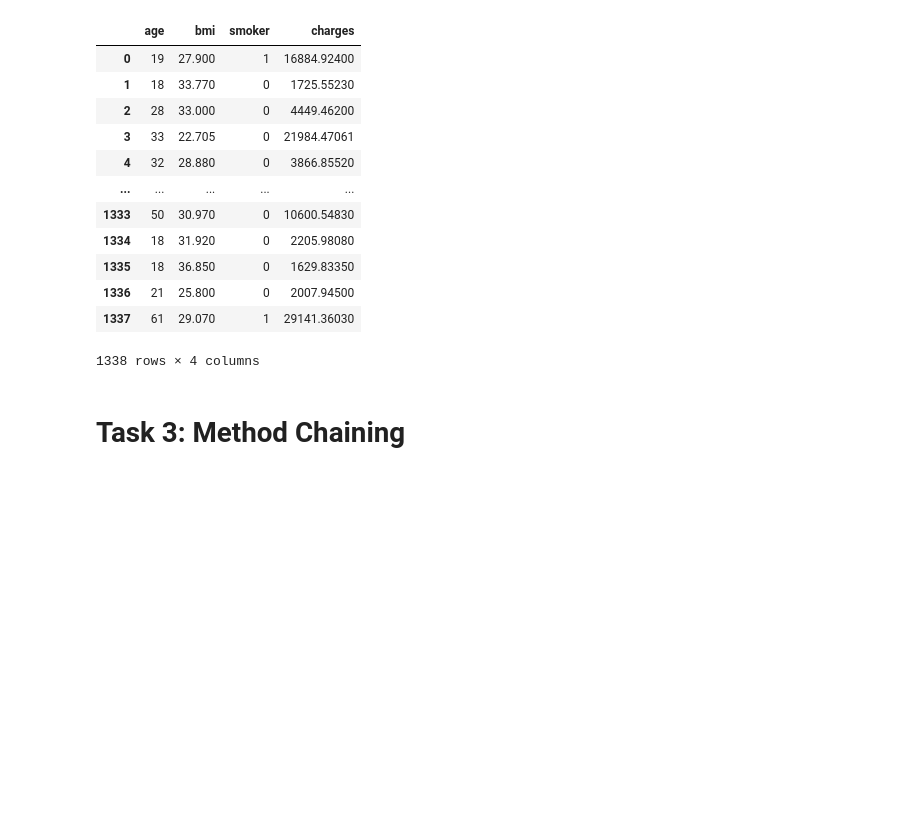
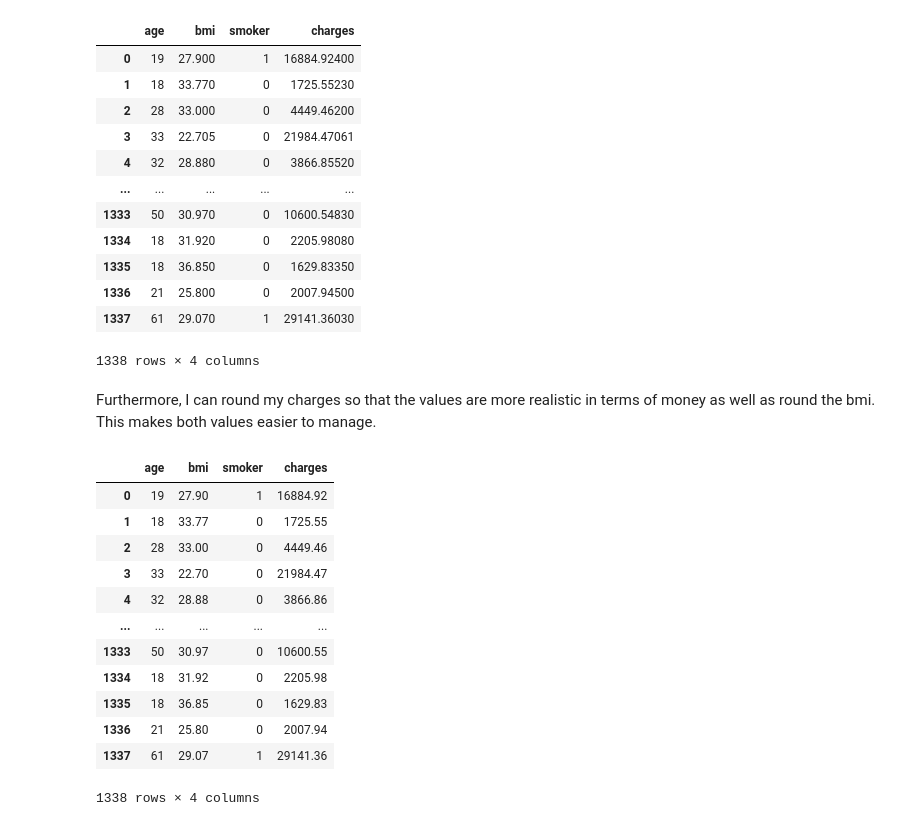
Before and after one commit to ubco-W2022T1-cosc301/project-group44, a Jupyter notebook: notebooks/analysis2.ipynb, the cells around one changed output. Drawn from its saved outputs; the diff is of its cells as text; code cells hidden in the pictures; blank space fills up the shorter version.

Commit message:
Isabella - finished task 3, starting task 4

```diff
--- a/notebooks/analysis2.ipynb
+++ b/notebooks/analysis2.ipynb
@@ -175,5 +175,23 @@ dfClean
 | 1336 | 21 | 25.800 | 0 | 2007.94500 |
 | 1337 | 61 | 29.070 | 1 | 29141.36030 |
 1338 rows × 4 columns
-# %% [markdown]
-# Task 3: Method Chaining
+# %% [markdown]
+Furthermore, I can round my charges so that the values are more realistic in terms of money as well as round the bmi. This makes both values easier to manage.
+# %%
+dfClean['bmi'] = dfClean['bmi'].round(decimals = 2)
+dfClean['charges'] = dfClean['charges'].round(decimals = 2)
+dfClean
+# %% [output]
+|  | age | bmi | smoker | charges |
+| 0 | 19 | 27.90 | 1 | 16884.92 |
+| 1 | 18 | 33.77 | 0 | 1725.55 |
+| 2 | 28 | 33.00 | 0 | 4449.46 |
+| 3 | 33 | 22.70 | 0 | 21984.47 |
+| 4 | 32 | 28.88 | 0 | 3866.86 |
+| ... | ... | ... | ... | ... |
+| 1333 | 50 | 30.97 | 0 | 10600.55 |
+| 1334 | 18 | 31.92 | 0 | 2205.98 |
+| 1335 | 18 | 36.85 | 0 | 1629.83 |
+| 1336 | 21 | 25.80 | 0 | 2007.94 |
+| 1337 | 61 | 29.07 | 1 | 29141.36 |
+1338 rows × 4 columns
```
Also changed, not shown: parts of 4 cells of this notebook, 1 other file.
